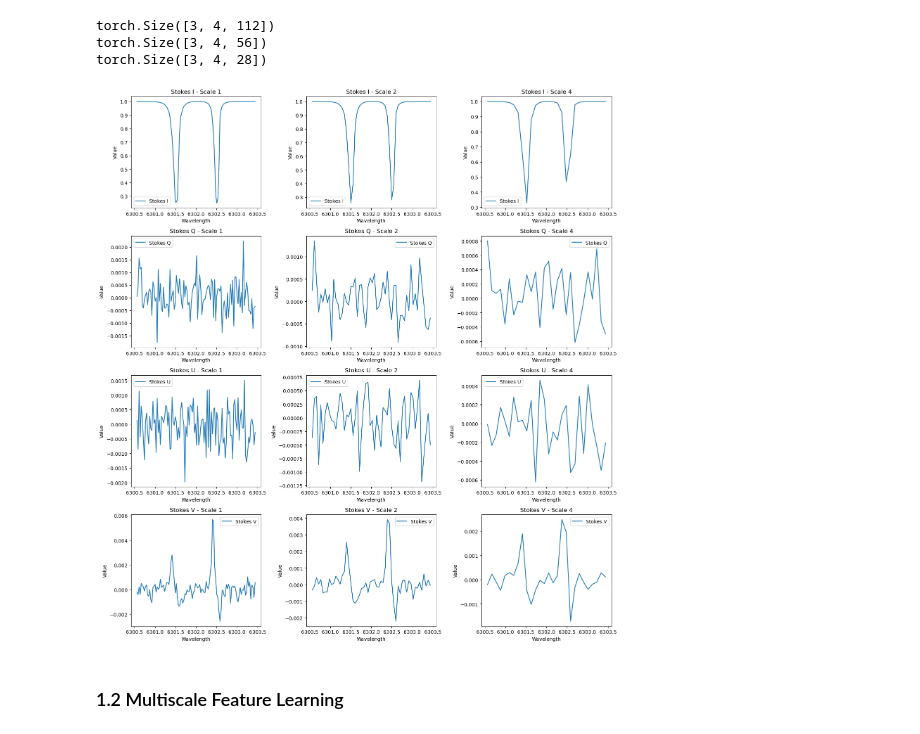
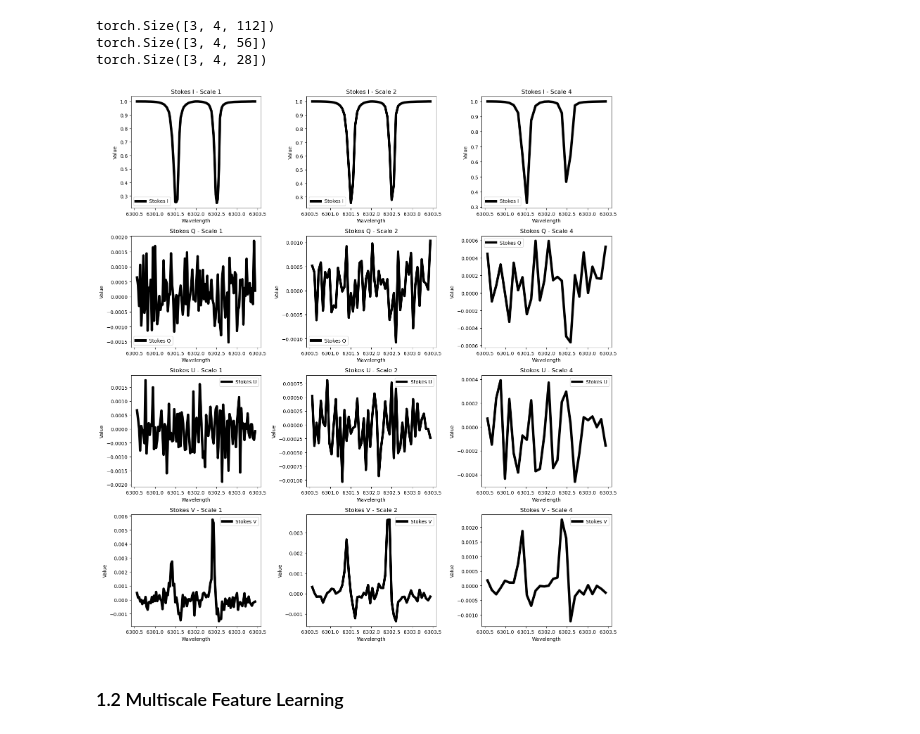
Before and after one commit to juagudeloo/Tesis_maestria_OAN, a Jupyter notebook: notebooks/Check_transforms.ipynb, the cells around one changed output. Drawn from its saved outputs; the diff is of its cells as text; code cells hidden in the pictures.

```diff
--- a/notebooks/Check_transforms.ipynb
+++ b/notebooks/Check_transforms.ipynb
@@ -161,7 +156,6 @@ for i in range(4):
         ax.set_title(f'Stokes {channels[i]} - Scale {s}')
         ax.set_xlabel('Wavelength')
         ax.set_ylabel('Value')
-        ax.legend()
 
 plt.tight_layout()
 plt.show()
@@ -170,27 +164,16 @@ plt.show()
 # %% [markdown]
 Let's create a class for the coarse-grain operation to be a layer
-# %%
-class CoarseGrain(nn.Module):
-    def __init__(self, scale: int):
-        super(CoarseGrain, self).__init__()
-        self.scale = scale
-
-    def forward(self, x):
-        n_samples = x.size(0)
-        n_channels = x.size(1)
-        new_points = x.size(2)
-        stokes_scale = torch.zeros((n_samples, n_channels, new_points // self.scale), dtype=torch.float32, device=x.device)
-
-        for sample in range(n_samples):
-            for chan in range(n_channels):
-                for j in range(new_points // self.scale):
-                    slice_x = x[sample, chan, j*self.scale:(j+1)*self.scale]
-                    if slice_x.numel() > 0:  # Ensure the slice is not empty
-                        stokes_scale[sample, chan, j] = torch.mean(slice_x, dim=0)
-                    else:
-                        raise ValueError("Empty slice")
-
-        return stokes_scale
+# %%
+class CoarseGrain(nn.Module):
+    def __init__(self, scale: int):
+        super(CoarseGrain, self).__init__()
+        self.scale = scale
+
+    def forward(self, x):
+        unfolded = x.unfold(dimension=2, size=self.scale, step=self.scale)
+        stokes_scale = unfolded.mean(dim=-1)
+
+        return stokes_scale
 # %%
 # Create random input sizes
 random_input_image = (1, 4, 114)
@@ -232,19 +215,19 @@ torch.Size([3, 4, 28])
 # %%
 fig, axs = plt.subplots(4, len(scales), figsize=(len(scales)*5, 4*4))
 
 for i in range(4):
     for idx, s in enumerate(scales):
         ax = axs[i, idx]
-        ax.plot(np.linspace(new_wl[0], new_wl[-1], stokes_scales[f"{s}_scale"].shape[-1]), stokes_scales[f"{s}_scale"][1, i,:].cpu(), label=f'Stokes {channels[i]}', "k", linewidth=5)
+        ax.plot(np.linspace(new_wl[0], new_wl[-1], stokes_scales[f"{s}_scale"].shape[-1]), stokes_scales[f"{s}_scale"][1, i,:].cpu(), "k", label=f'Stokes {channels[i]}', linewidth=5)
         ax.set_title(f'Stokes {channels[i]} - Scale {s}')
         ax.set_xlabel('Wavelength')
         ax.set_ylabel('Value')
         ax.legend()
 
 plt.tight_layout()
 plt.show()
 # %% [output]
-[figure, old version]
+[figure, new version]
 # %% [markdown]
 ### 1.2 Multiscale Feature Learning
 # %% [markdown]
```
Also changed, not shown: parts of 3 cells of this notebook, 2 other files.
